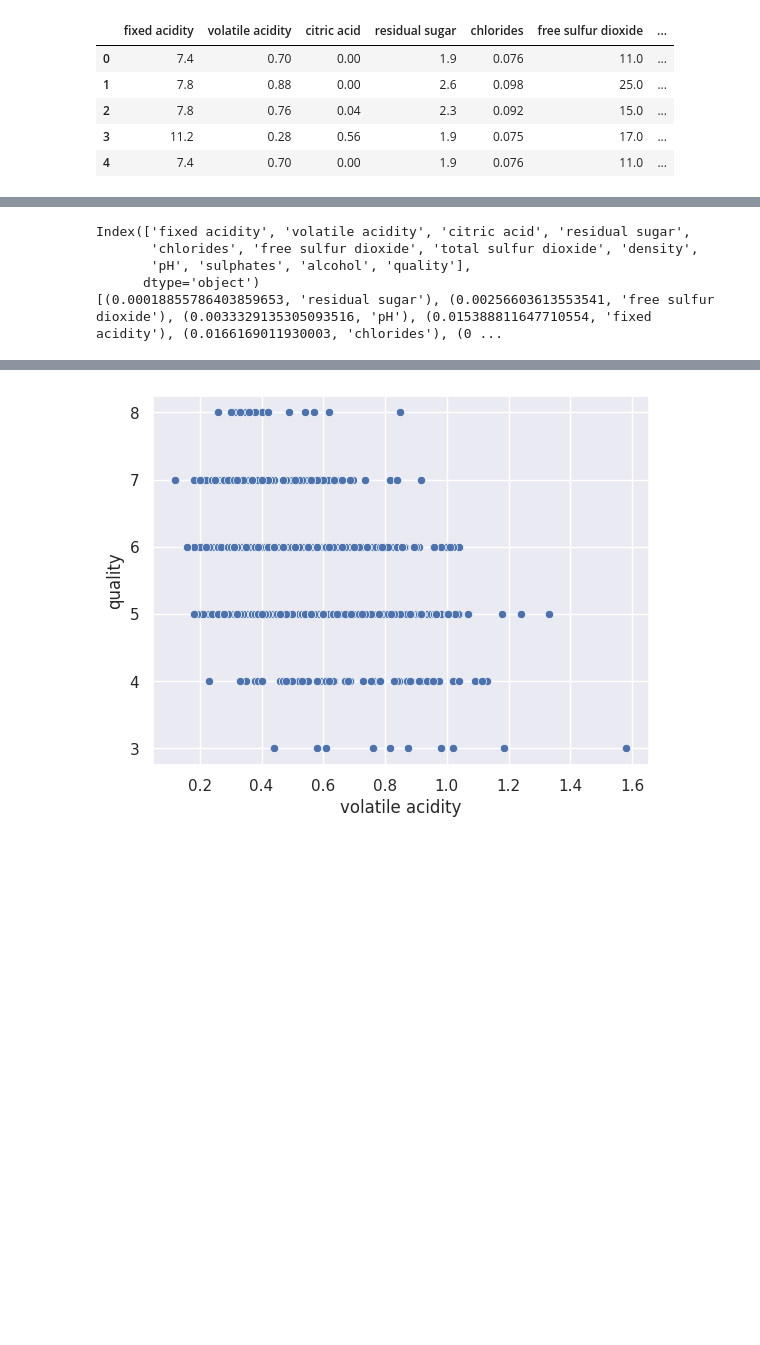
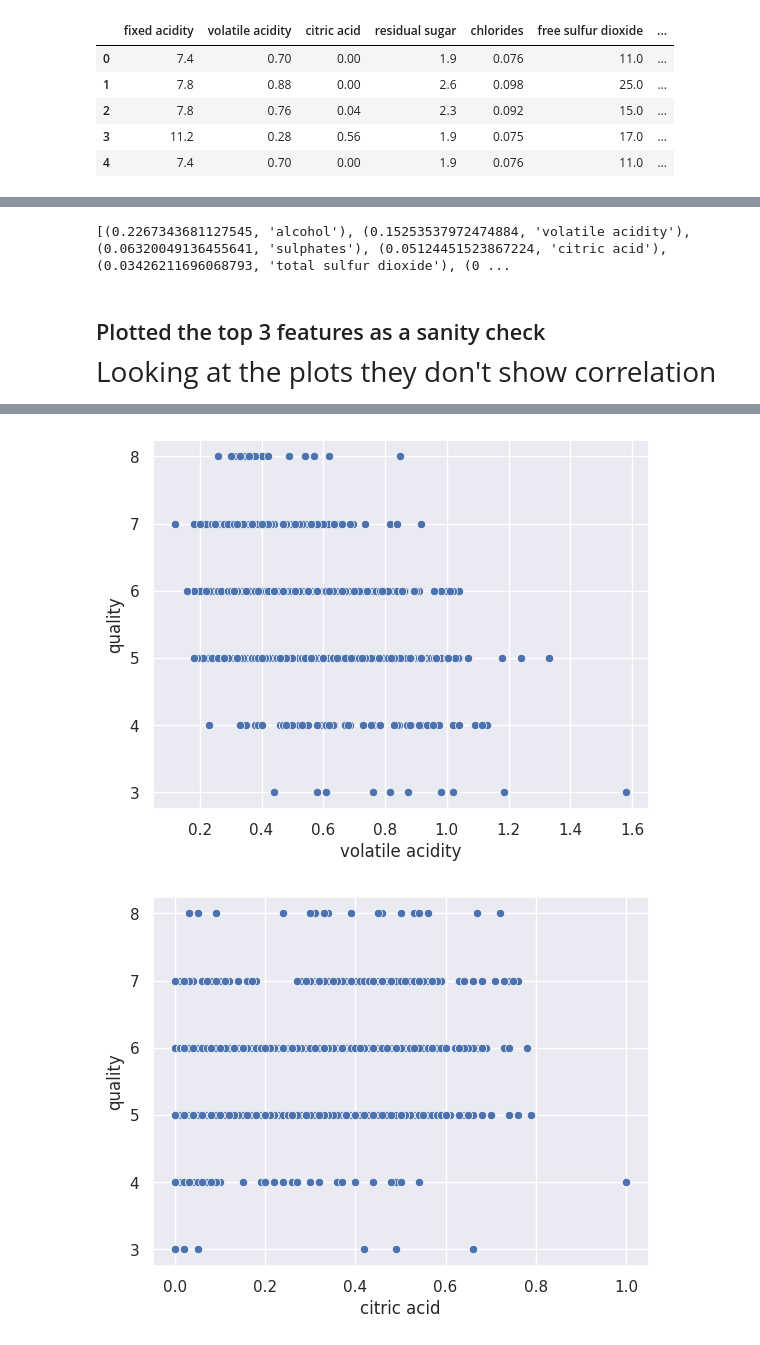
Before and after one commit to enkhtur143282/supervised_learning_final, a Jupyter notebook: project.ipynb, the cells around one changed output, grey strips where cells are left out. Drawn from its saved outputs; the diff is of its cells as text; code cells hidden in the pictures; blank space fills up the shorter version.

```diff
--- a/project.ipynb
+++ b/project.ipynb
@@ -46,27 +67,28 @@ None
 # %%
 # your code here
 rsquared_list = []
-print(df.columns)
-
 for column in df.columns:
     if column == 'quality':
         continue
     model = smf.ols(formula='quality ~ Q("' + column + '")', data=df).fit()
     rsquared_list.append((model.rsquared, column))
-rsquared_list.sort()
+rsquared_list.sort(reverse=True)
 print(rsquared_list)
 # %% [output]
-Index(['fixed acidity', 'volatile acidity', 'citric acid', 'residual sugar',
-       'chlorides', 'free sulfur dioxide', 'total sulfur dioxide', 'density',
-       'pH', 'sulphates', 'alcohol', 'quality'],
-      dtype='object')
-[(0.00018855786403859653, 'residual sugar'), (0.00256603613553541, 'free sulfur dioxide'), (0.0033329135305093516, 'pH'), (0.015388811647710554, 'fixed acidity'), (0.0166169011930003, 'chlorides'), (0 ...
+[(0.2267343681127545, 'alcohol'), (0.15253537972474884, 'volatile acidity'), (0.06320049136455641, 'sulphates'), (0.05124451523867224, 'citric acid'), (0.03426211696068793, 'total sulfur dioxide'), (0 ...
+# %% [markdown]
+## Plotted the top 3 features as a sanity check
+<span style="font-family:Papyrus; font-size:2em;">
+Looking at the plots they don't show correlation
+</span>
 # %%
 sns.scatterplot(x='alcohol', y='quality',data=df)
 plt.show()
-
 sns.scatterplot(x='volatile acidity', y='quality',data=df)
 plt.show()
+sns.scatterplot(x='citric acid', y='quality',data=df)
+plt.show()
 # %% [output]
 [figure]
 [figure]
+[figure, added]
```
Also changed, not shown: parts of 21 cells of this notebook.
